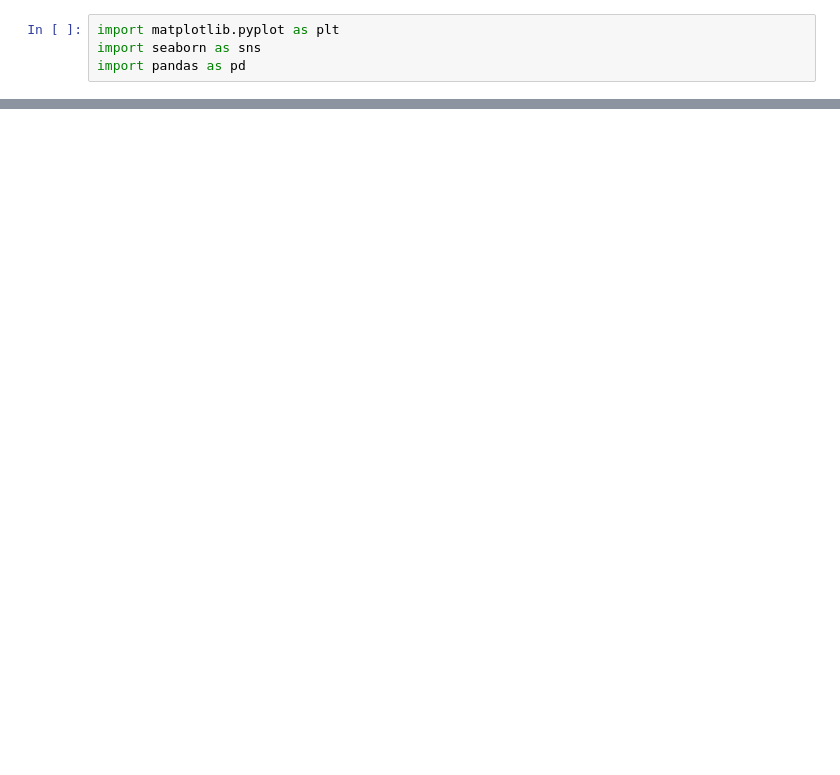
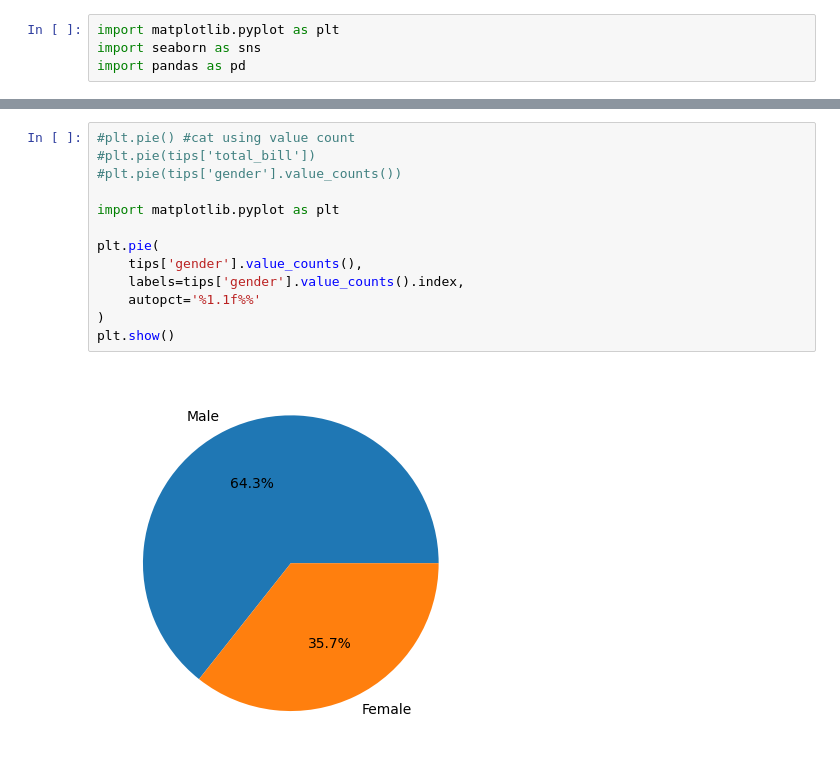
Before and after one commit to mayurbhunjwa-02/PBEL12, a Jupyter notebook: Day5_matplotlib.ipynb, the cells around one changed output, grey strips where cells are left out. Drawn from its saved outputs; the diff is of its cells as text; blank space fills up the shorter version.

Commit message:
Added matplotlib

```diff
--- a/Day5_matplotlib.ipynb
+++ b/Day5_matplotlib.ipynb
@@ -14,0 +25,15 @@ plt.show()
+# %%
+#plt.pie() #cat using value count
+#plt.pie(tips['total_bill'])
+#plt.pie(tips['gender'].value_counts())
+
+import matplotlib.pyplot as plt
+
+plt.pie(
+    tips['gender'].value_counts(),
+    labels=tips['gender'].value_counts().index,
+    autopct='%1.1f%%'
+)
+plt.show()
+# %% [output]
+[figure, added]
```
Also changed, not shown: parts of 18 cells of this notebook.
